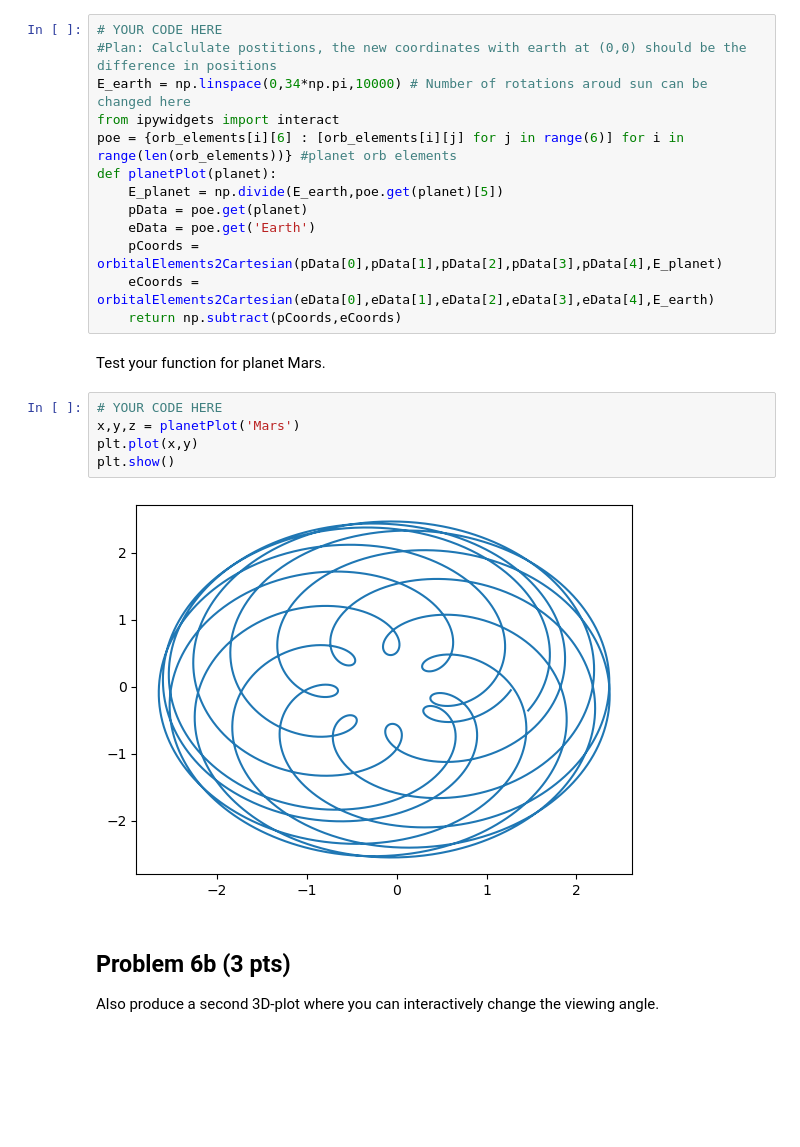
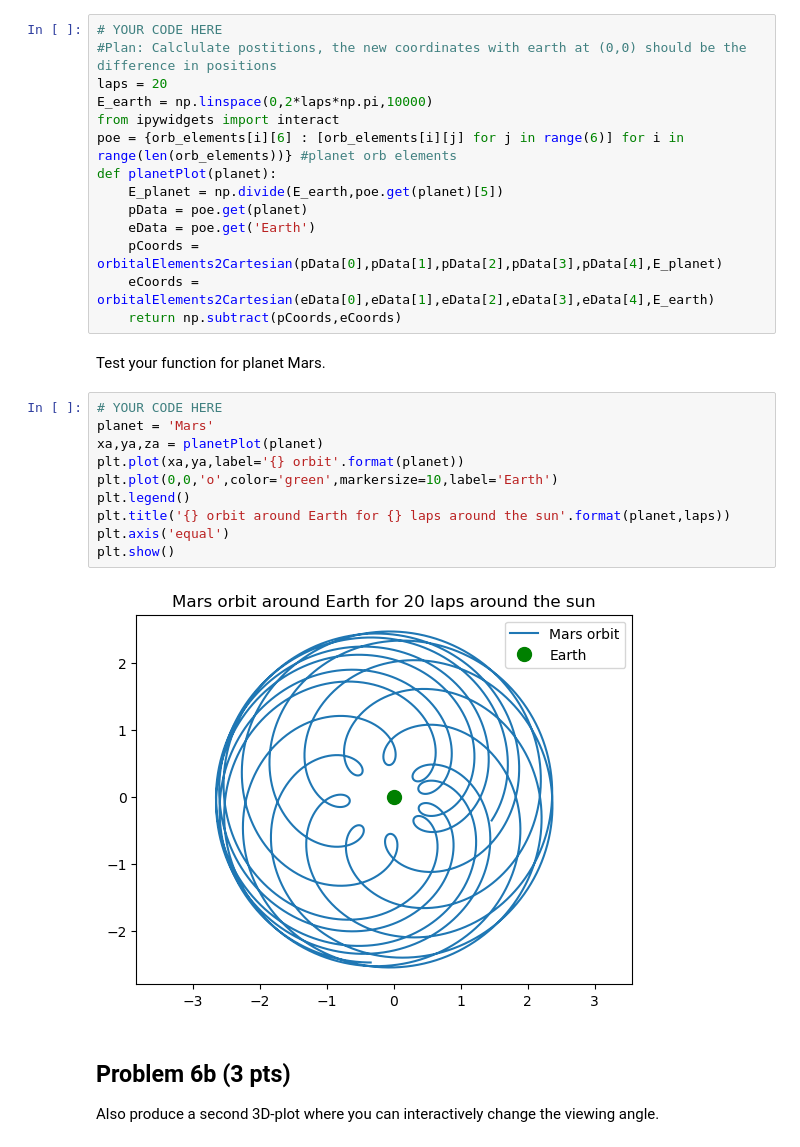
Before and after one commit to ufotermiten/SEE125_FINAL_LP2, a Jupyter notebook: SEE125_Final_LP2.ipynb, the cells around one changed output. Drawn from its saved outputs; the diff is of its cells as text; blank space fills up the shorter version.

```diff
--- a/SEE125_Final_LP2.ipynb
+++ b/SEE125_Final_LP2.ipynb
@@ -380,7 +380,8 @@ Produce a function that plots the orbit of a planet (make the selected planet pa
 # %%
 # YOUR CODE HERE
 #Plan: Calclulate postitions, the new coordinates with earth at (0,0) should be the difference in positions
-E_earth = np.linspace(0,34*np.pi,10000) # Number of rotations aroud sun can be changed here
+laps = 20
+E_earth = np.linspace(0,2*laps*np.pi,10000)
 from ipywidgets import interact
 poe = {orb_elements[i][6] : [orb_elements[i][j] for j in range(6)] for i in range(len(orb_elements))} #planet orb elements
 def planetPlot(planet):
@@ -394,11 +395,16 @@ def planetPlot(planet):
 Test your function for planet Mars.
 # %%
 # YOUR CODE HERE
-x,y,z = planetPlot('Mars')
-plt.plot(x,y)
+planet = 'Mars'
+xa,ya,za = planetPlot(planet)
+plt.plot(xa,ya,label='{} orbit'.format(planet))
+plt.plot(0,0,'o',color='green',markersize=10,label='Earth')
+plt.legend()
+plt.title('{} orbit around Earth for {} laps around the sun'.format(planet,laps))
+plt.axis('equal')
 plt.show()
 # %% [output]
-[figure, old version]
+[figure, new version]
 # %% [markdown]
 ## Problem 6b (3 pts)
 
```
Also changed, not shown: parts of 1 cell of this notebook.
